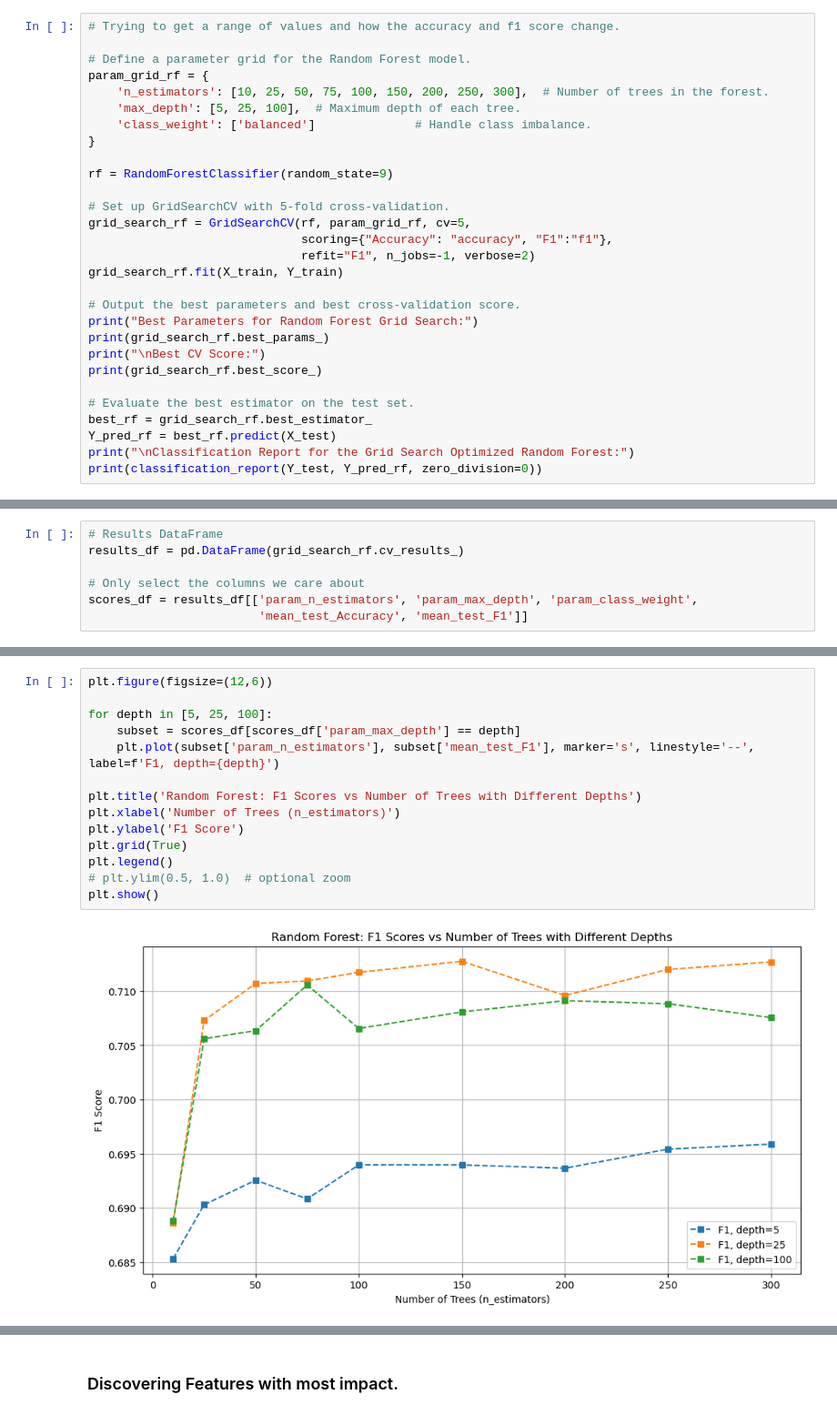
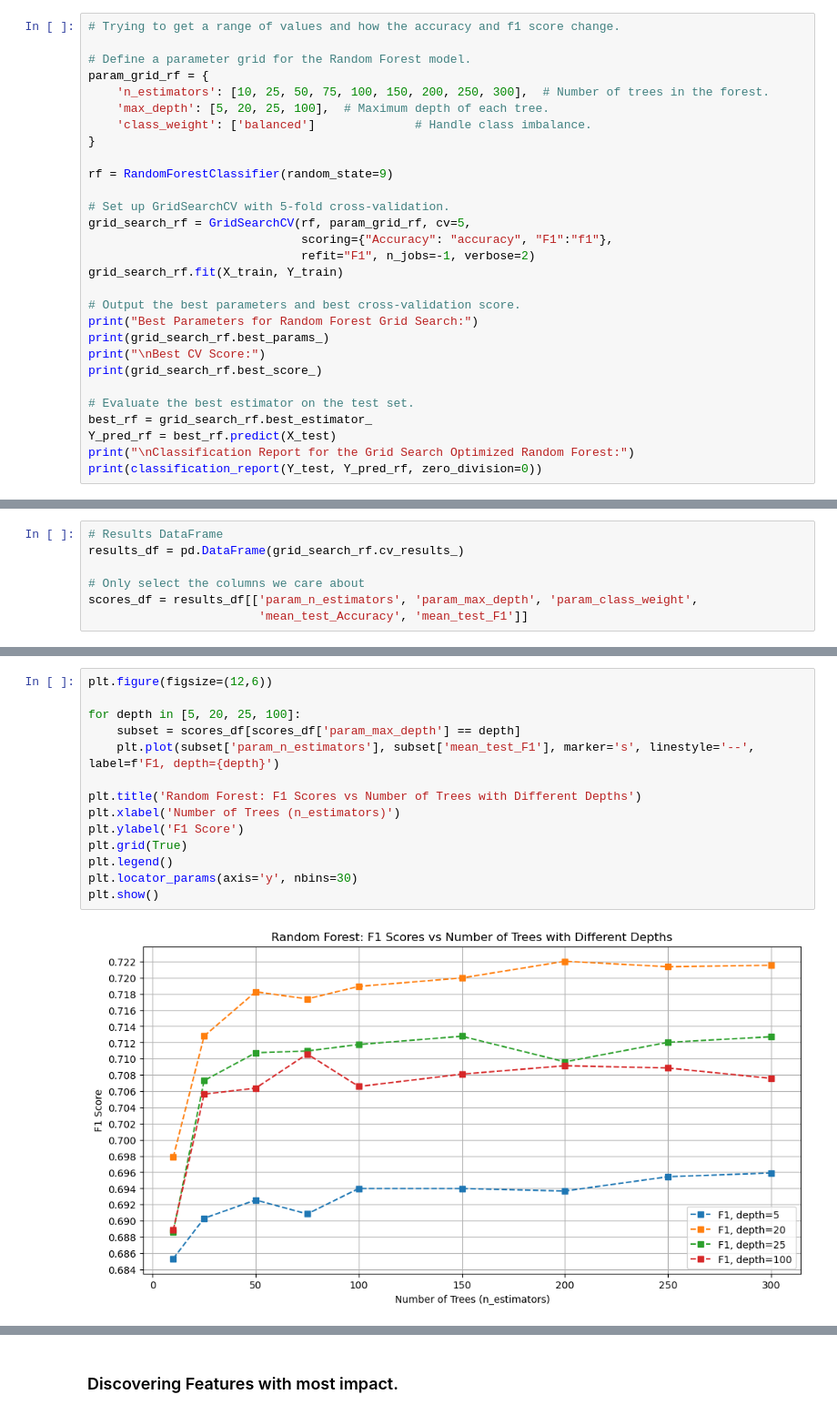
Before and after one commit to RHartung-ND/Data-Science-Project, a Jupyter notebook: forest.ipynb, the cells around one changed output, grey strips where cells are left out. Shown at 91% size. Saved outputs shown, nothing was run; the diff lists cells and outputs as text.

```diff
--- a/forest.ipynb
+++ b/forest.ipynb
@@ -80,7 +122,7 @@ Correctly predicted 4249 out of 5050 instances
 # Define a parameter grid for the Random Forest model.
 param_grid_rf = {
     'n_estimators': [10, 25, 50, 75, 100, 150, 200, 250, 300],  # Number of trees in the forest.
-    'max_depth': [5, 25, 100],  # Maximum depth of each tree.
+    'max_depth': [5, 20, 25, 100],  # Maximum depth of each tree.
     'class_weight': ['balanced']              # Handle class imbalance.
 }
 
@@ -130,19 +194,19 @@ scores_df = results_df[['param_n_estimators', 'param_max_depth', 'param_class_we
 # %%
 plt.figure(figsize=(12,6))
 
-for depth in [5, 25, 100]:
+for depth in [5, 20, 25, 100]:
     subset = scores_df[scores_df['param_max_depth'] == depth]
     plt.plot(subset['param_n_estimators'], subset['mean_test_F1'], marker='s', linestyle='--', label=f'F1, depth={depth}')
 
 plt.title('Random Forest: F1 Scores vs Number of Trees with Different Depths')
 plt.xlabel('Number of Trees (n_estimators)')
 plt.ylabel('F1 Score')
 plt.grid(True)
 plt.legend()
-# plt.ylim(0.5, 1.0)  # optional zoom
+plt.locator_params(axis='y', nbins=30)
 plt.show()
 # %% [output]
-[figure, old version]
+[figure, new version]
 # %%
 plt.figure(figsize=(12,6))
 
```
Also changed, not shown: parts of 8 cells of this notebook.
